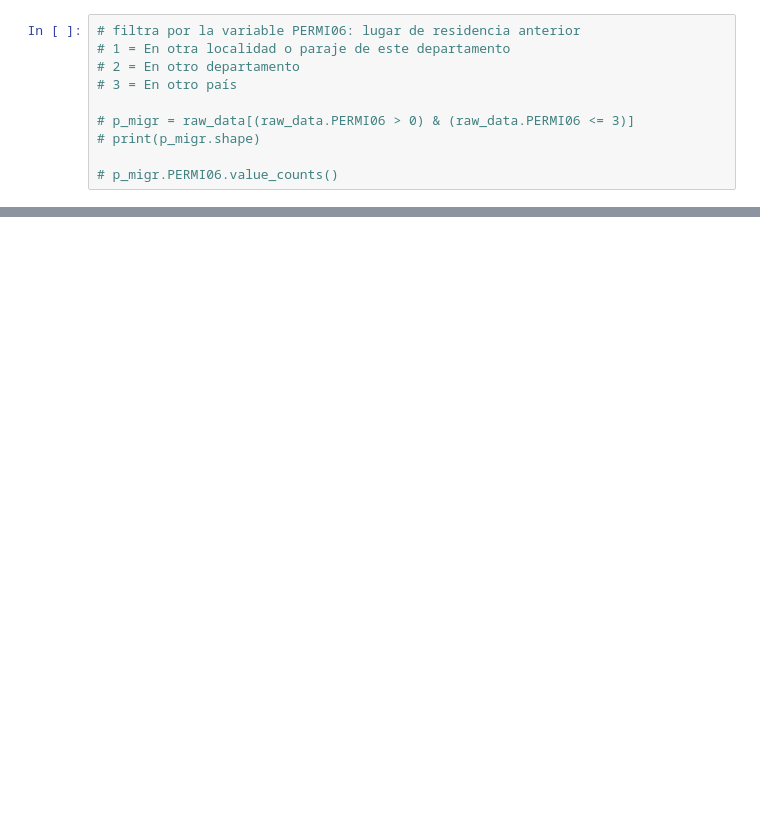
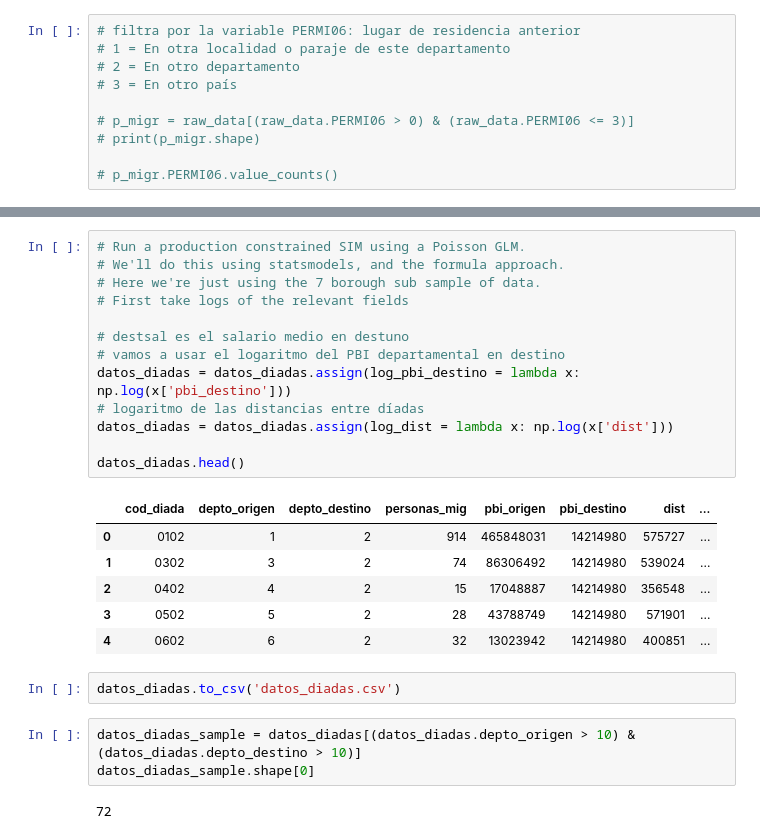
Before and after one commit to guillermodangelo/tesis, a Jupyter notebook: 0_0_data_wrangling.ipynb, the cells around one changed output, grey strips where cells are left out. Saved outputs shown, nothing was run; the diff lists cells and outputs as text; blank space fills up the shorter version.

```diff
--- a/0_0_data_wrangling.ipynb
+++ b/0_0_data_wrangling.ipynb
@@ -125,0 +257,27 @@ p_migr.head(2)
+# %%
+# Run a production constrained SIM using a Poisson GLM.
+# We'll do this using statsmodels, and the formula approach.
+# Here we're just using the 7 borough sub sample of data.
+# First take logs of the relevant fields
+
+# destsal es el salario medio en destuno
+# vamos a usar el logaritmo del PBI departamental en destino
+datos_diadas = datos_diadas.assign(log_pbi_destino = lambda x: np.log(x['pbi_destino']))
+# logaritmo de las distancias entre díadas
+datos_diadas = datos_diadas.assign(log_dist = lambda x: np.log(x['dist']))
+
+datos_diadas.head()
+# %% [output]
+|  | cod_diada | depto_origen | depto_destino | personas_mig | pbi_origen | pbi_destino | dist | ... |
+| 0 | 0102 | 1 | 2 | 914 | 465848031 | 14214980 | 575727 | ... |
+| 1 | 0302 | 3 | 2 | 74 | 86306492 | 14214980 | 539024 | ... |
+| 2 | 0402 | 4 | 2 | 15 | 17048887 | 14214980 | 356548 | ... |
+| 3 | 0502 | 5 | 2 | 28 | 43788749 | 14214980 | 571901 | ... |
+| 4 | 0602 | 6 | 2 | 32 | 13023942 | 14214980 | 400851 | ... |
+# %%
+datos_diadas.to_csv('datos_diadas.csv')
+# %%
+datos_diadas_sample = datos_diadas[(datos_diadas.depto_origen > 10) & (datos_diadas.depto_destino > 10)]
+datos_diadas_sample.shape[0]
+# %% [output]
+72
```
Also changed, not shown: parts of 27 cells of this notebook.
